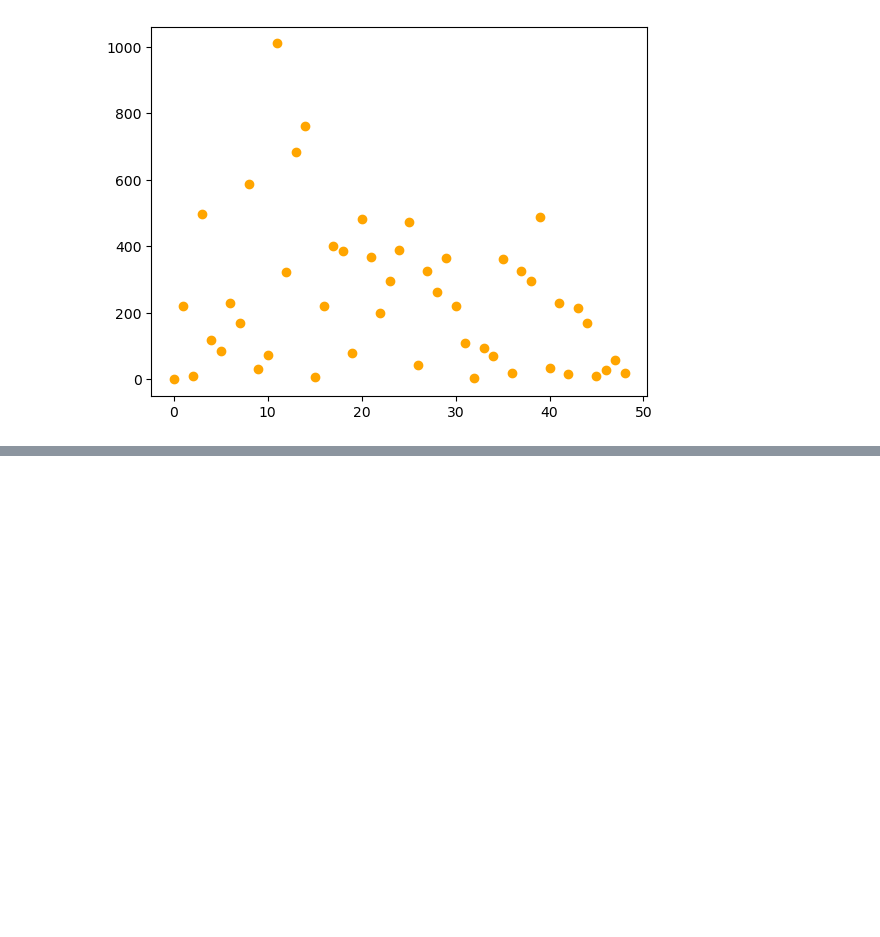
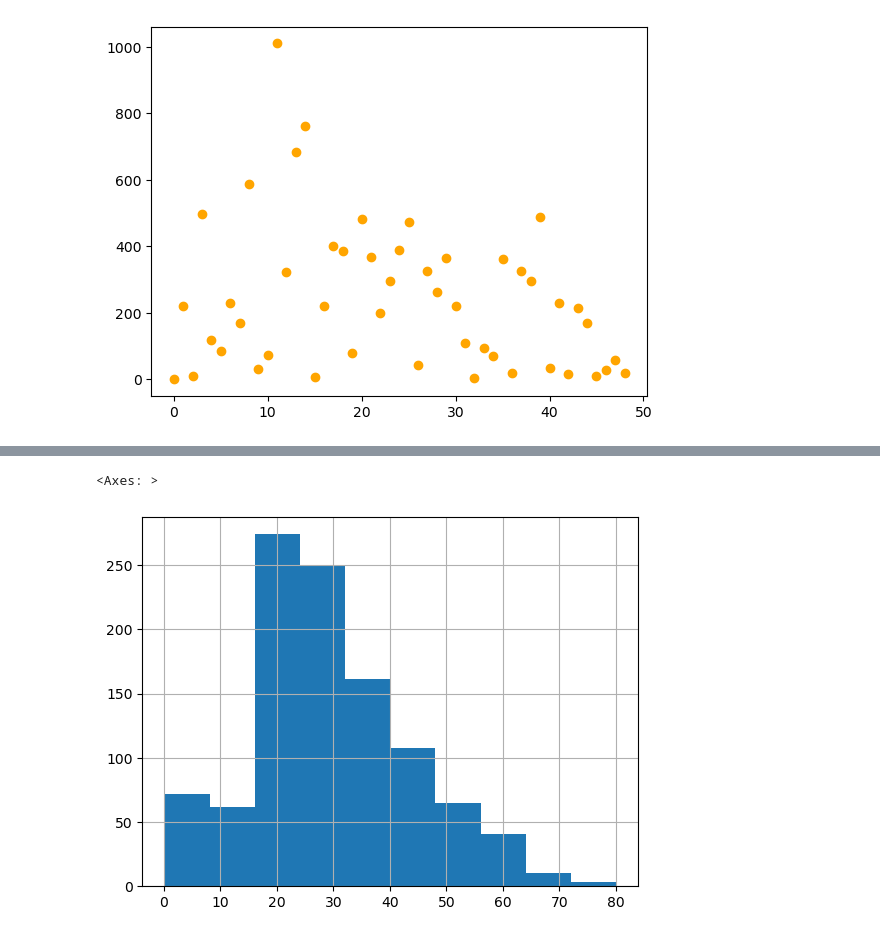
Before and after one commit to Just1919/Formation_Python_For_MachineLearning, a Jupyter notebook: Code source.ipynb, the cells around one changed output, grey strips where cells are left out. Saved outputs shown, nothing was run; the diff lists cells and outputs as text; code cells hidden in the pictures; blank space fills up the shorter version.

```diff
--- a/Code source.ipynb
+++ b/Code source.ipynb
@@ -451,0 +537,5 @@ plt.scatter(range(n_labels),sizes,c="orange")
+# %%
+data["age"].hist()
+# %% [output]
+<Axes: >
+[figure, added]
```
Also changed, not shown: parts of 27 cells of this notebook, 2 other files.
